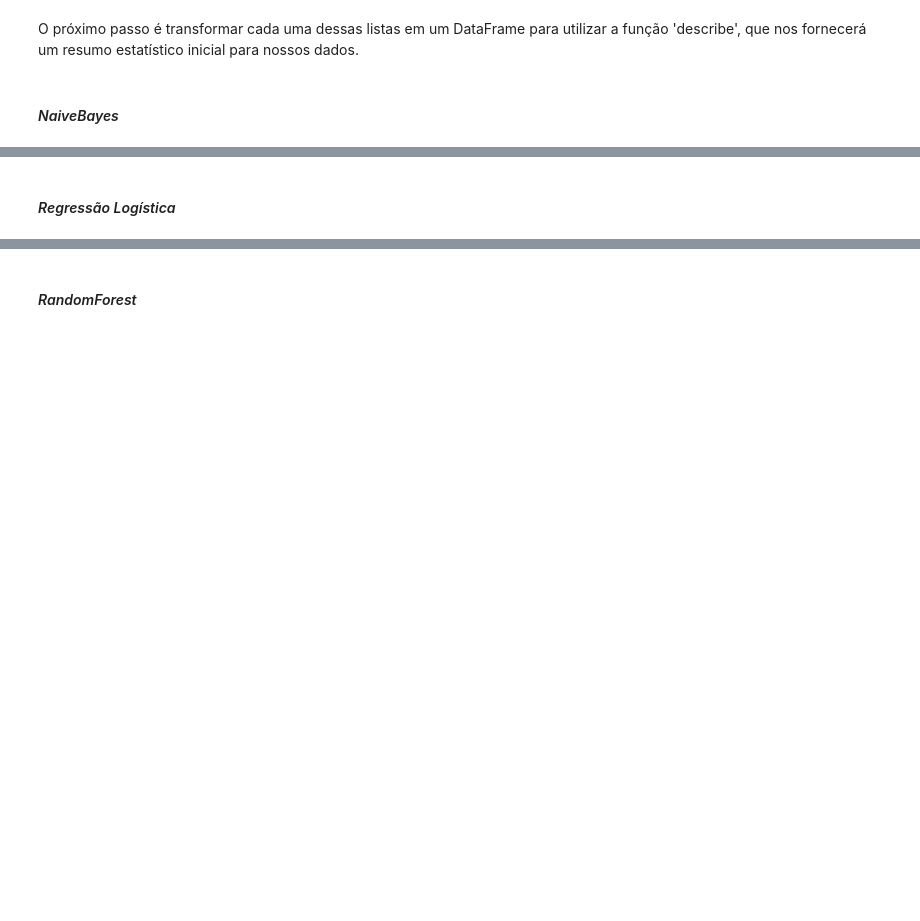
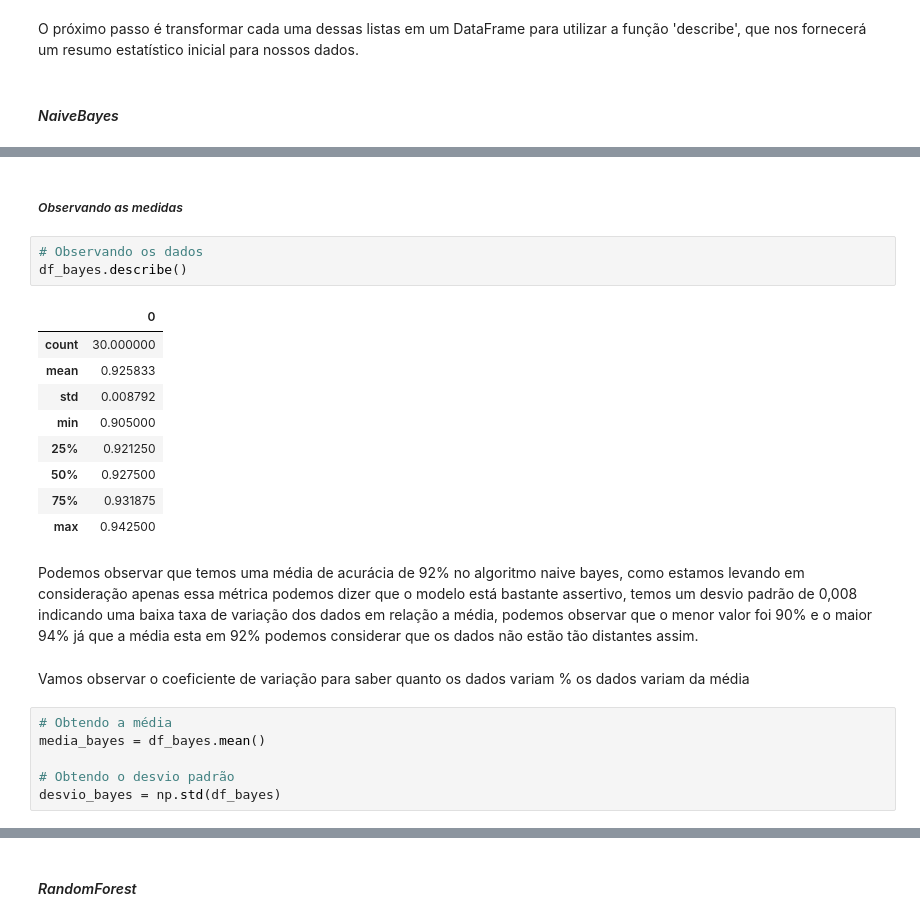
Before and after one commit to JosenildoJunior/StatPyDataScience, a Jupyter notebook: Medidas_de_posição_e_dispersão.ipynb, the cells around one changed output, grey strips where cells are left out. Cells and saved outputs as stored; diff of their text form; blank space fills up the shorter version.

```diff
--- a/Medidas_de_posição_e_dispersão.ipynb
+++ b/Medidas_de_posição_e_dispersão.ipynb
@@ -910,2 +912,25 @@ df_bayes.head()
-# %% [markdown]
-#### *Regressão Logística*
+# %% [markdown]
+##### *Observando as medidas*
+# %%
+# Observando os dados
+df_bayes.describe()
+# %% [output]
+|  | 0 |
+| count | 30.000000 |
+| mean | 0.925833 |
+| std | 0.008792 |
+| min | 0.905000 |
+| 25% | 0.921250 |
+| 50% | 0.927500 |
+| 75% | 0.931875 |
+| max | 0.942500 |
+# %% [markdown]
+Podemos observar que temos uma média de acurácia de 92% no algoritmo naive bayes, como estamos levando em consideração apenas essa métrica podemos dizer que o modelo está bastante assertivo, temos um desvio padrão de 0,008 indicando uma baixa taxa de variação dos dados em relação a média, podemos observar que o menor valor foi 90% e o maior 94% já que a média esta em 92% podemos considerar que os dados não estão tão distantes assim.
+# %% [markdown]
+Vamos observar o coeficiente de variação para saber quanto os dados variam % os dados variam da média
+# %%
+# Obtendo a média
+media_bayes = df_bayes.mean()
+
+# Obtendo o desvio padrão
+desvio_bayes = np.std(df_bayes)
```
Also changed, not shown: parts of 13 cells of this notebook.
